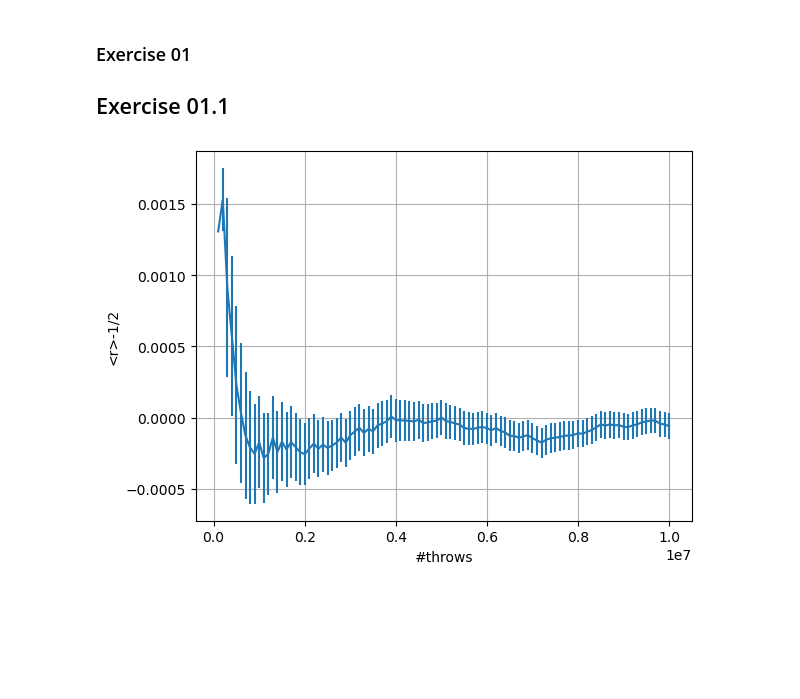
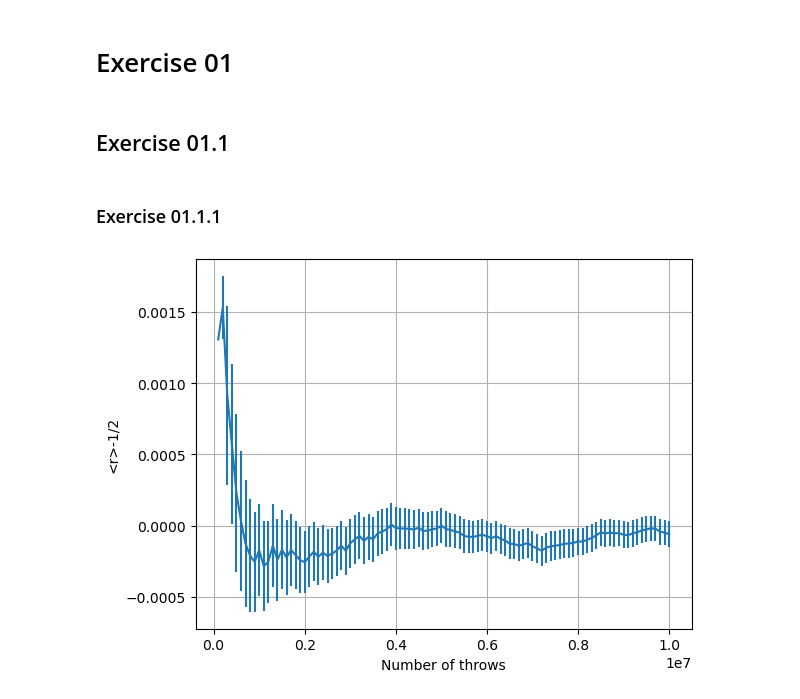
Before and after one commit to stevelonny/labsimnum, a Jupyter notebook: notebooks/exercise_01.ipynb, the cells around one changed output. Drawn from its saved outputs; the diff is of its cells as text; code cells hidden in the pictures; blank space fills up the shorter version.

```diff
--- a/notebooks/exercise_01.ipynb
+++ b/notebooks/exercise_01.ipynb
@@ -1,18 +1,20 @@
+# %% [markdown]
+# Exercise 01
 # %% [markdown]
-### Exercise 01
-
 ## Exercise 01.1
+# %% [markdown]
+### Exercise 01.1.1
 # %%
 import matplotlib
 import matplotlib.pyplot as plt
 import numpy as np
 
 n_throws, cum_avg, block_error = np.loadtxt("../data/ex_01.1a.dat", unpack=True, usecols=(0,1,2))
 
 plt.errorbar(n_throws, cum_avg-0.5, yerr=block_error)
-plt.xlabel('#throws')
+plt.xlabel('Number of throws')
 plt.ylabel('<r>-1/2')
 plt.grid(True)
 plt.show()
 # %% [output]
-[figure, old version]
+[figure, new version]
```
Also changed, not shown: parts of 4 cells of this notebook, 2 other files.
